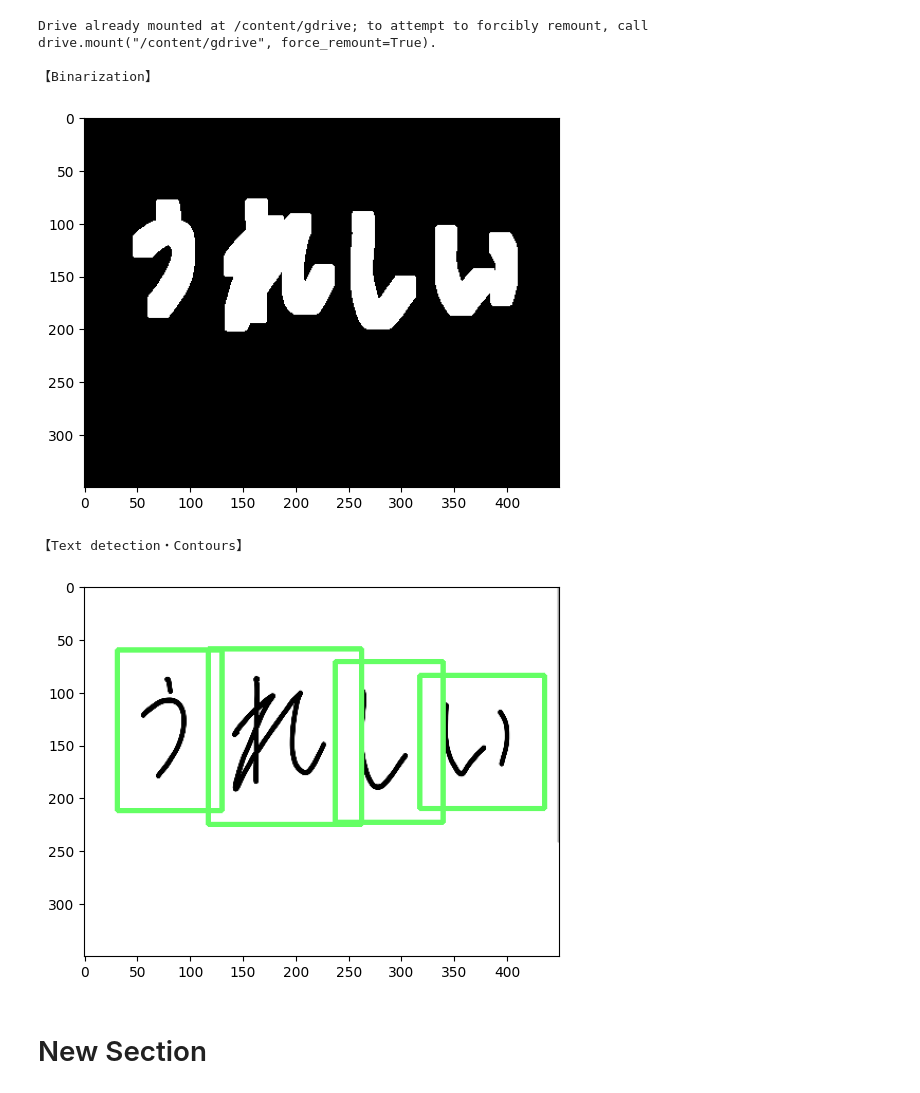
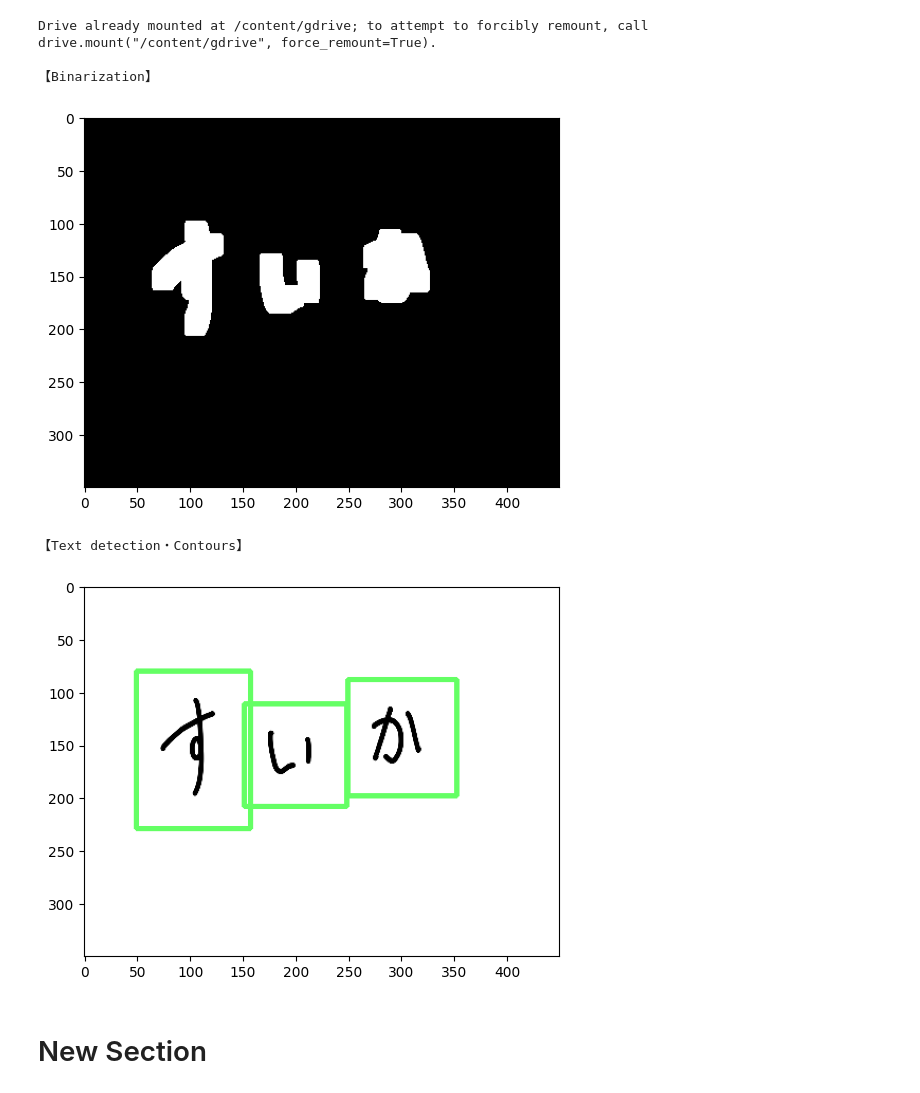
Before and after one commit to beatlesatani/OCR_project, a Jupyter notebook: Japanese_handwritten_text_detection_horizontal_vertical.ipynb, the cells around one changed output. Saved outputs shown, nothing was run; the diff lists cells and outputs as text; code cells hidden in the pictures.

```diff
--- a/Japanese_handwritten_text_detection_horizontal_vertical.ipynb
+++ b/Japanese_handwritten_text_detection_horizontal_vertical.ipynb
@@ -15,7 +15,7 @@ from google.colab import drive
 drive.mount('/content/gdrive')
 
 #### ２．set up pictures ####
-input_file = "/content/gdrive/MyDrive/pictures/happy.png"
+input_file = "/content/gdrive/MyDrive/pictures/watermelon.png"
 
 
 
@@ -97,35 +97,35 @@ def block_contours (OCR_input_file):
     # extract  (capture rectangle and each image is in the rectangle)
     block_ROI = img[y_fix:y_fix+h_fix, x_fix:x_fix+w_fix]
     cv2.imwrite('block_ROI_img{}.png'.format(block_ROI_index), block_ROI)
     block_ROI_index += 1
 
     #result.append([x, y, w, h])
     result.append([x_fix,y_fix,w_fix,h_fix])
 
 
   # 画面に矩形の輪郭を描画 （描画機能）
   for x, y, w, h in result:
       cv2.rectangle(img, (x, y), (x+w, y+h), (100, 255, 100), 3)
 
 
   # 解説用のコメント（文字領域の輪郭検出・抽出）
   print('\n【Text detection・Contours】')
 
   # 文字領域の輪郭検出・抽出結果の表示
   plt.imshow(cv2.cvtColor(img, cv2.COLOR_BGR2RGB))
   plt.savefig('block_text-detection.png', dpi=300)
   plt.show()
 
 
 
 ## 大まかな文字領域の検出（ブロック検出）の関数（block_contours）の実行
 block_contours (input_file)
 # %% [output]
 Drive already mounted at /content/gdrive; to attempt to forcibly remount, call drive.mount("/content/gdrive", force_remount=True).
 
 【Binarization】
-[figure, old version]
+[figure, new version]
 【Text detection・Contours】
-[figure, old version]
+[figure, new version]
 # %% [markdown]
 # New Section
```
Also changed, not shown: parts of 12 cells of this notebook.
